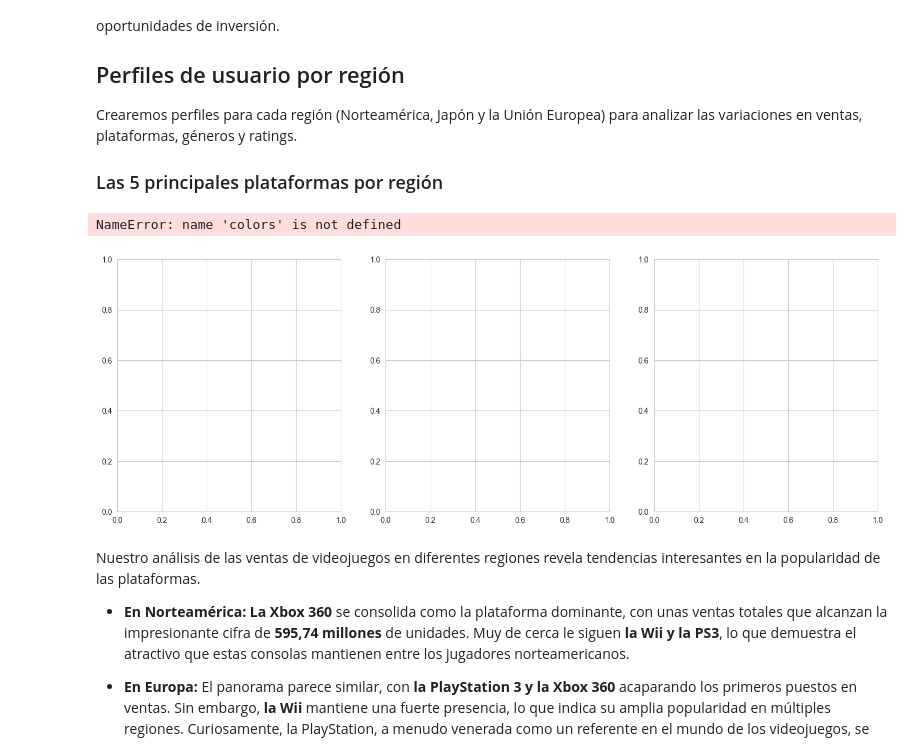
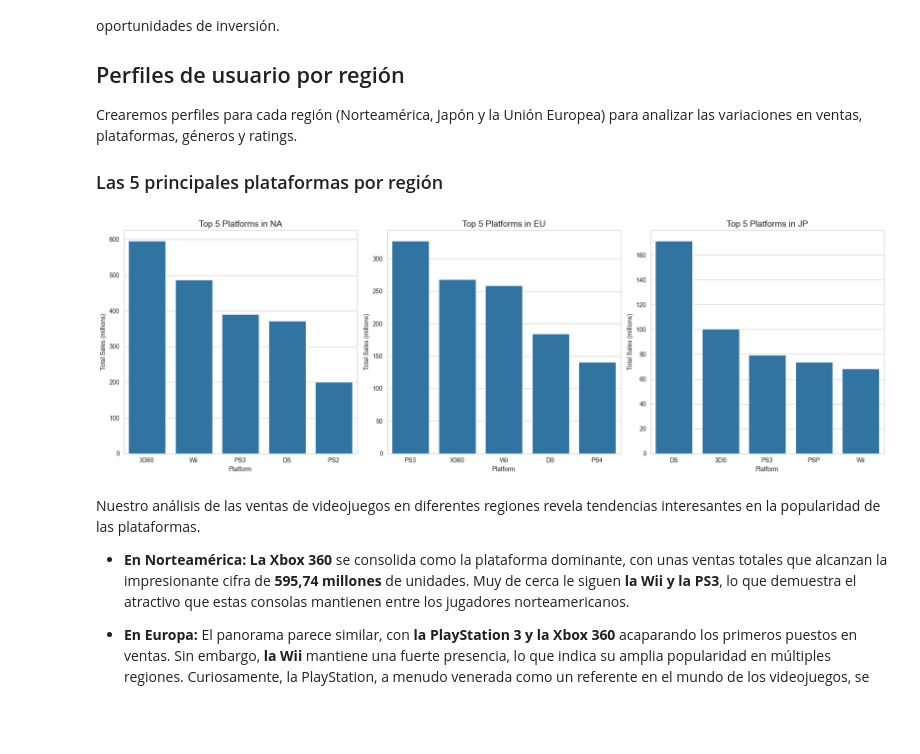
Before and after one commit to cruzdoscar/ice_store, a Jupyter notebook: EDA_videojuegos.ipynb, the cells around one changed output. Saved outputs shown, nothing was run; the diff lists cells and outputs as text; code cells hidden in the pictures; blank space fills up the shorter version.

```diff
--- a/EDA_videojuegos.ipynb
+++ b/EDA_videojuegos.ipynb
@@ -829,30 +829,30 @@ Crearemos perfiles para cada región (Norteamérica, Japón y la Unión Europea)
 ### Las 5 principales plataformas por región
 # %%
 # 1. Usamos df_recent para enfocarnos en datos recientes
+
 regions = ['na_sales', 'eu_sales', 'jp_sales']
 platform_sales = df_recent.groupby('platform')[regions].sum()
 
 # 2. Creamos la figura con 3 subgráficos (una fila, tres columnas)
 fig, axes = plt.subplots(1, 3, figsize=(18, 6))
 
 # 3. Iteramos por cada región para automatizar el cálculo y el gráfico
 for i, region in enumerate(regions):
     # Obtenemos el top 5 directamente
     top_5 = platform_sales[region].nlargest(5)
 
     # Graficamos en el "eje" (subplot) correspondiente
-    sns.barplot(x=top_5.index, y=top_5.values, ax=axes[i], color=colors[i])
+    sns.barplot(x=top_5.index, y=top_5.values, ax=axes[i])
 
     # Personalización dinámica
     axes[i].set_title(f'Top 5 Platforms in {region.split("_")[0].upper()}', fontsize=14)
     axes[i].set_ylabel('Total Sales (millions)')
     axes[i].set_xlabel('Platform')
 
 plt.tight_layout()
 plt.show()
 # %% [output]
-NameError: name 'colors' is not defined
-[figure, old version]
+[figure, new version]
 # %% [markdown]
 Nuestro análisis de las ventas de videojuegos en diferentes regiones revela tendencias interesantes en la popularidad de las plataformas.
 
```
Also changed, not shown: parts of 10 cells of this notebook.
